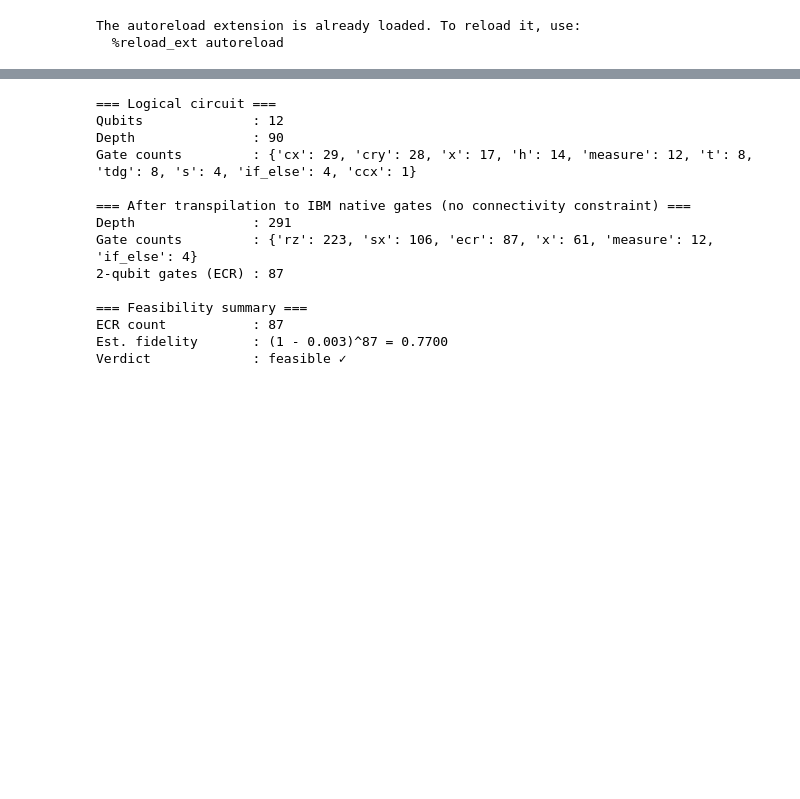
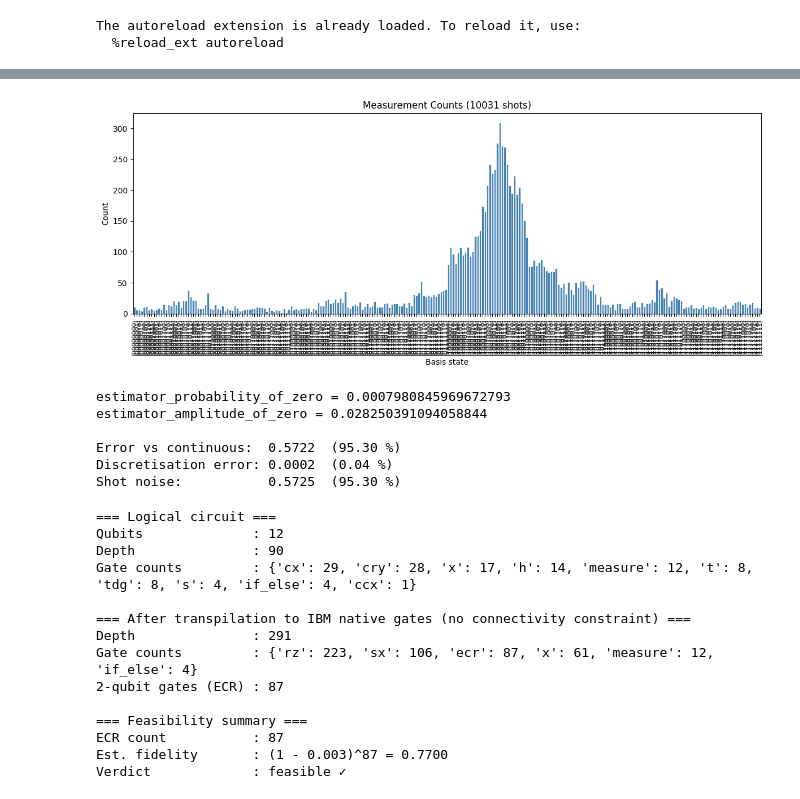
Before and after one commit to sorin-bolos/QuantumComputingResearch, a Jupyter notebook: STOsInMoleculeSymulations/STOs1D copy.ipynb, the cells around one changed output, grey strips where cells are left out. Saved outputs shown, nothing was run; the diff lists cells and outputs as text; code cells hidden in the pictures; blank space fills up the shorter version.

```diff
--- a/STOsInMoleculeSymulations/STOs1D copy.ipynb
+++ b/STOsInMoleculeSymulations/STOs1D copy.ipynb
@@ -117,3 +157,24 @@ All gate counts      : {'rz': 557, 'sx': 329, 'ecr': 188, 'x': 32, 'measure': 4,
+# %%
+qc = sto1s.get_sto_1s_1d_carthesian(n_qubits, a, max_range, center1+22)
+counts = noisy_simlutation_executor.sample_measurement_counts(qc, n_qubits, shots=shots)
+fig = sample_interpreter.plot_sampled_measurements(counts)
+# %% [output]
+[figure, added]
+# %%
+estimator_probability_of_zero = noisy_estimator_executor.get_probability_of_zero(qc, n_qubits, shots=shots)
+estimator_amplitude_of_zero = np.sqrt(estimator_probability_of_zero)
+
+print(f"estimator_probability_of_zero = {estimator_probability_of_zero}")
+print(f"estimator_amplitude_of_zero = {estimator_amplitude_of_zero}")
+
+sample_interpreter.print_errors(0.600494, estimator_amplitude_of_zero, analitical_zero_amplitude)
+# %% [output]
+estimator_probability_of_zero = 0.0007980845969672793
+estimator_amplitude_of_zero = 0.028250391094058844
+
+Error vs continuous:  0.5722  (95.30 %)
+Discretisation error: 0.0002  (0.04 %)
+Shot noise:           0.5725  (95.30 %)
 # %%
 # ── Overlap circuit:  O₂† · O₁ · |0⟩ ────────────────────────────────────────
 # S = ⟨ψ₁|ψ₂⟩ = ⟨0|O₁†O₂|0⟩  ⟹  circuit = O₁† O₂ (or equivalently O₂† O₁)
```
Also changed, not shown: parts of 4 cells of this notebook, 9 other files.
